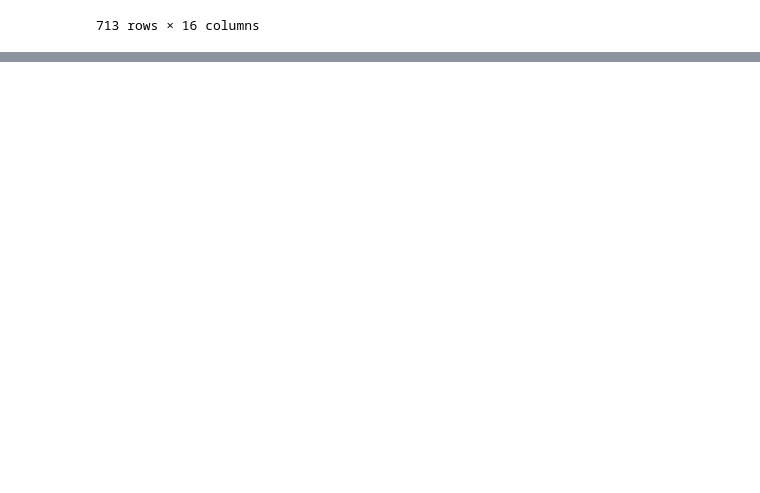
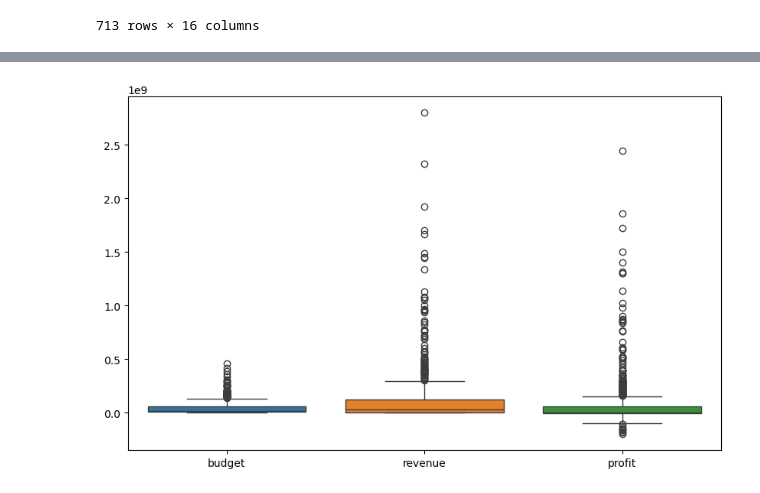
Before and after one commit to bruhu/film-sentiment-analysis, a Jupyter notebook: notebooks/basic_stats.ipynb, the cells around one changed output, grey strips where cells are left out. Cells and saved outputs as stored; diff of their text form; code cells hidden in the pictures; blank space fills up the shorter version.

```diff
--- a/notebooks/basic_stats.ipynb
+++ b/notebooks/basic_stats.ipynb
@@ -46,0 +76,7 @@ display(movies)
+# %%
+# detect outliers
+plt.figure(figsize=(10, 6))
+sns.boxplot(data=movies[['budget', 'revenue', 'profit']])
+plt.show()
+# %% [output]
+[figure, added]
```
Also changed, not shown: parts of 16 cells of this notebook, 2 other files.
